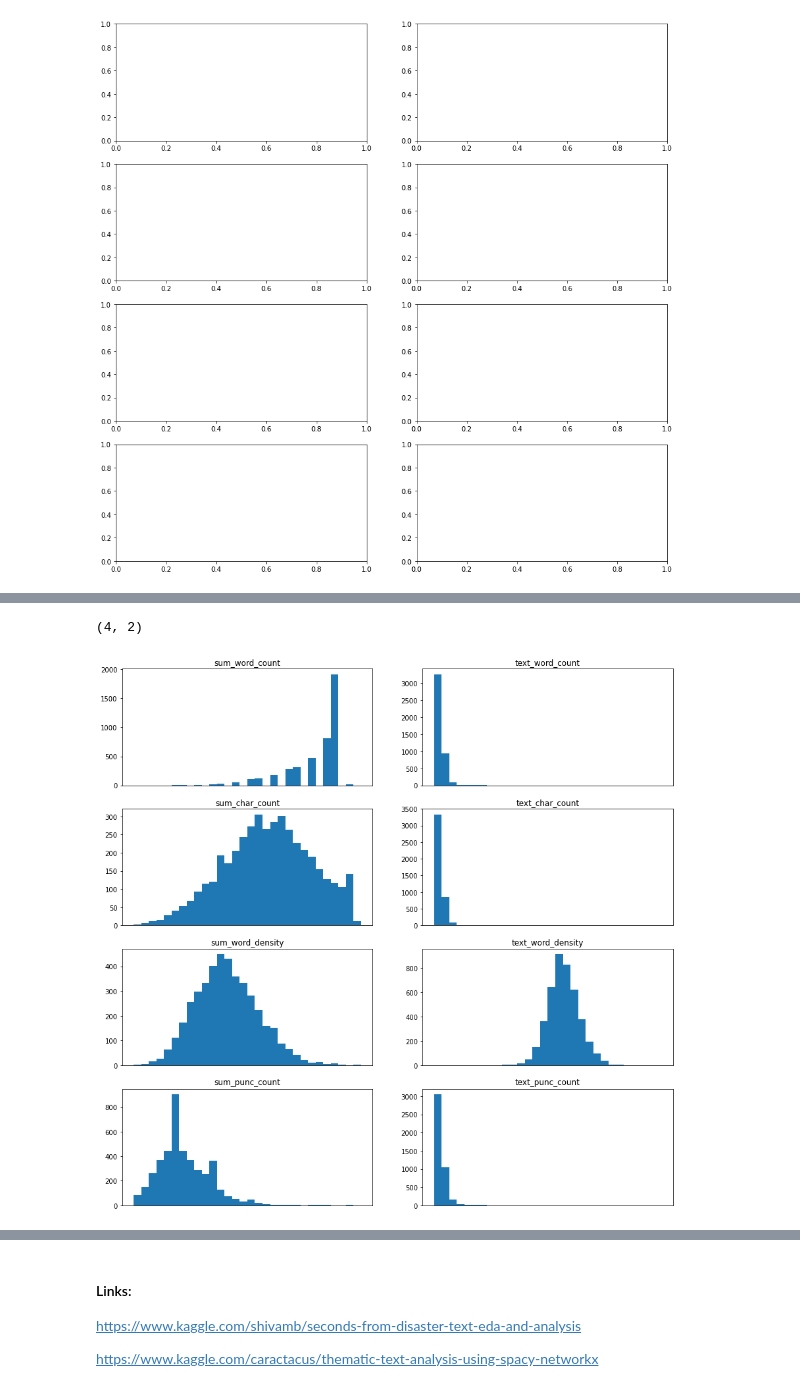
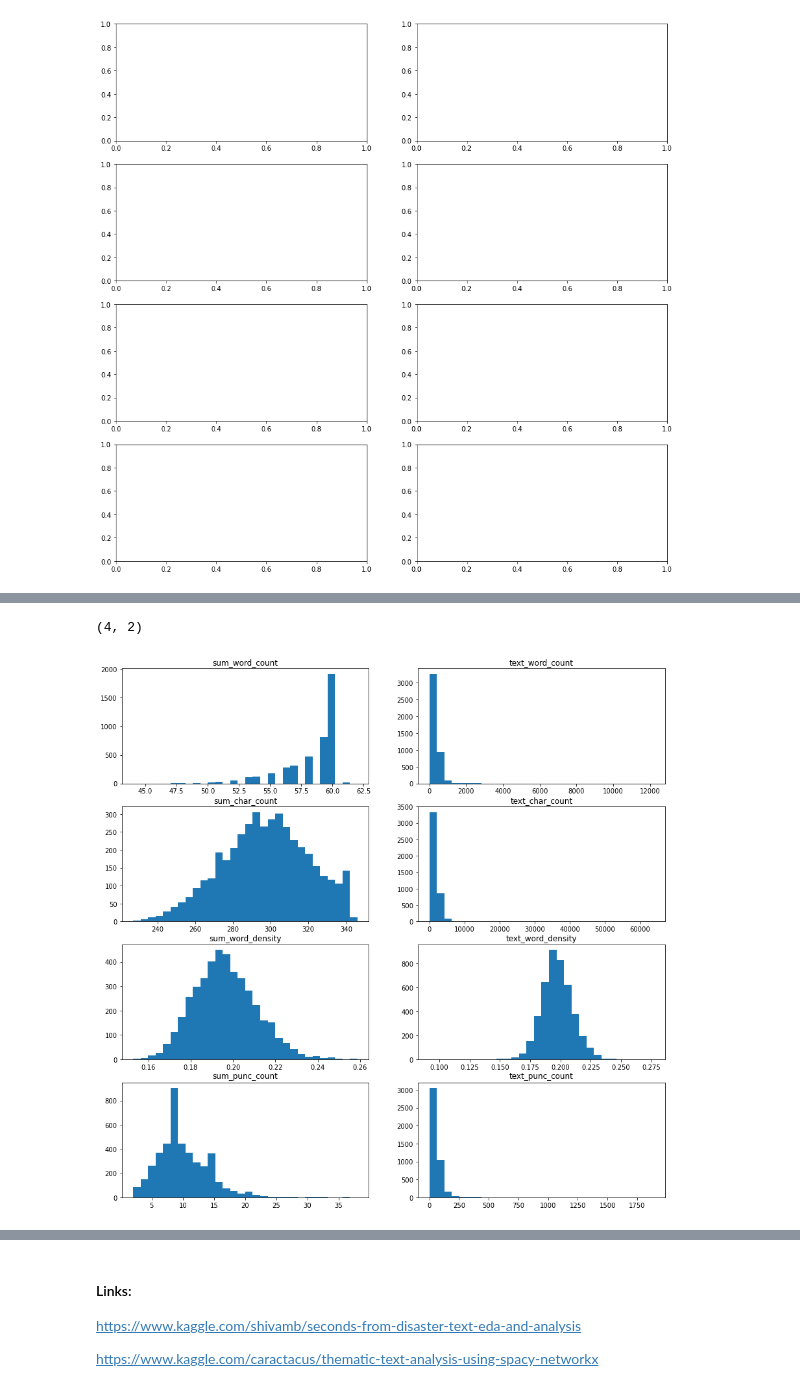
Before and after one commit to edumunozsala/MLE_Capstone_Text_Summarization, a Jupyter notebook: data_analysis/Text_summarization_EDA.ipynb, the cells around one changed output, grey strips where cells are left out. Saved outputs shown, nothing was run; the diff lists cells and outputs as text; code cells hidden in the pictures.

```diff
--- a/data_analysis/Text_summarization_EDA.ipynb
+++ b/data_analysis/Text_summarization_EDA.ipynb
@@ -147,0 +188,16 @@ dataset['text_word_count'].plot.hist(bins=50,title='Word Count of Texts')
+# %%
+# Ww declare a new dataframe for plotting porpouses
+data=dataset
+labels_dict={'sum_word_count': 'Word Count of Summaries','text_word_count': 'Word Count of Texts',
+             'sum_char_count': 'Char Count of Summaries','text_char_count': 'Char Count of Texts',
+             'sum_word_density': 'Word Density of Summaries','text_word_density': 'Word Density of Texts',
+             'sum_punc_count': 'Punctuation Count of Summaries','text_punc_count': 'Punctuation Count of Texts'}
+# The next variable define which variable will be plotted in every position on the figure
+# So, we can modify the draws easily
+#plot_vars=np.array([['sum_word_count','text_word_count'],['sum_char_count','text_char_count'],
+#                    ['sum_word_density','text_word_density'],['sum_punc_count','text_punc_count']])
+
+plot_vars=np.array([['sum_word_count','sum_char_count','sum_word_density','sum_punc_count'],
+                    ['text_word_count','text_char_count','text_word_density','text_punc_count']])
+
+print(plot_vars.shape)
@@ -147,0 +206,20 @@ dataset['text_word_count'].plot.hist(bins=50,title='Word Count of Texts')
+# %%
+# Boxplots for appicant featrures
+f, axes = plt.subplots(2, 4, sharey=False, figsize=(15,15))
+#fig1, ax1 = plt.subplots()
+for i in range(plot_vars.shape[0]):
+    for j in range(plot_vars.shape[1]):
+        if plot_vars[i,j]!=None:
+            axes[i,j].set_title(labels_dict[plot_vars[i,j]])
+            axes[i,j].grid(True)
+            axes[i,j].tick_params(
+                axis='x',          # changes apply to the x-axis
+                which='both',      # both major and minor ticks are affected
+                bottom=False,      # ticks along the bottom edge are off
+                top=False,         # ticks along the top edge are off
+                labelbottom=False)
+            axes[i,j].boxplot(data[plot_vars[i,j]])
+        else:
+            axes[i,j].set_visible(False)
+
+plt.show()
@@ -181,0 +263,4 @@ plot_vars.shape
+# %%
+# import the seaborn library, it is a powerful library for plotting and commonly used with matplotlib
+import seaborn as sns
+sns.set_style("white")
@@ -182,29 +303,29 @@ plot_vars.shape
 # %%
 # Histograms for appicant featrures
 data=dataset
 
 plot_vars=np.array([['sum_word_count','text_word_count'],['sum_char_count','text_char_count'],
                     ['sum_word_density','text_word_density'],['sum_punc_count','text_punc_count']])
 print(plot_vars.shape)
 
 f, axes = plt.subplots(4, 2, sharey=False, figsize=(15,15))
 #fig1, ax1 = plt.subplots()
 for i in range(plot_vars.shape[0]):
     for j in range(plot_vars.shape[1]):
         if plot_vars[i,j]!=None:
             axes[i,j].set_title(plot_vars[i,j])
             axes[i,j].grid(False)
             axes[i,j].tick_params(
                 axis='x',          # changes apply to the x-axis
                 which='both',      # both major and minor ticks are affected
-                bottom=False,      # ticks along the bottom edge are off
+                bottom=True,      # ticks along the bottom edge are off
                 top=False,         # ticks along the top edge are off
-                labelbottom=False)
+                labelbottom=True)
             axes[i,j].hist(data[plot_vars[i,j]],bins=30)
         else:
             axes[i,j].set_visible(False)
 
 plt.show()
 # %% [output]
 (4, 2)
-[figure, old version]
+[figure, new version]
```
Also changed, not shown: parts of 38 cells of this notebook, 5 other files.
